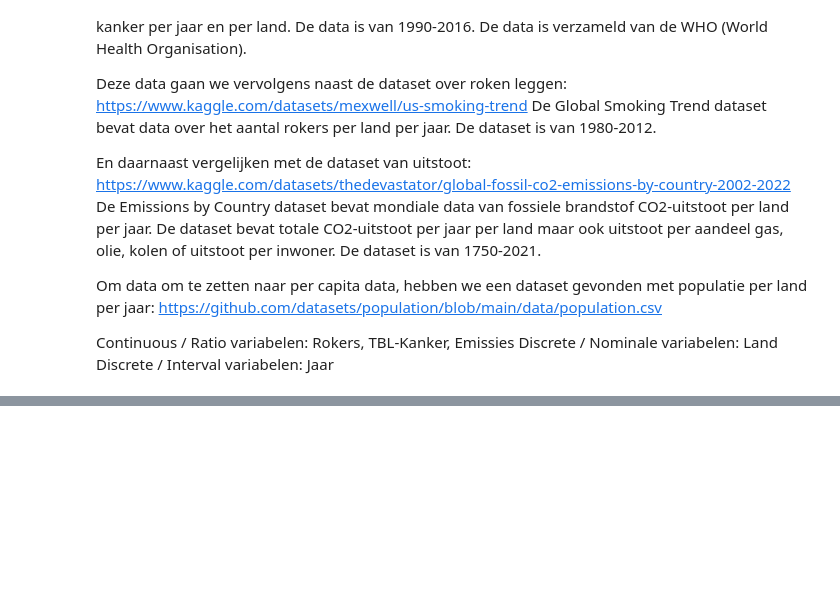
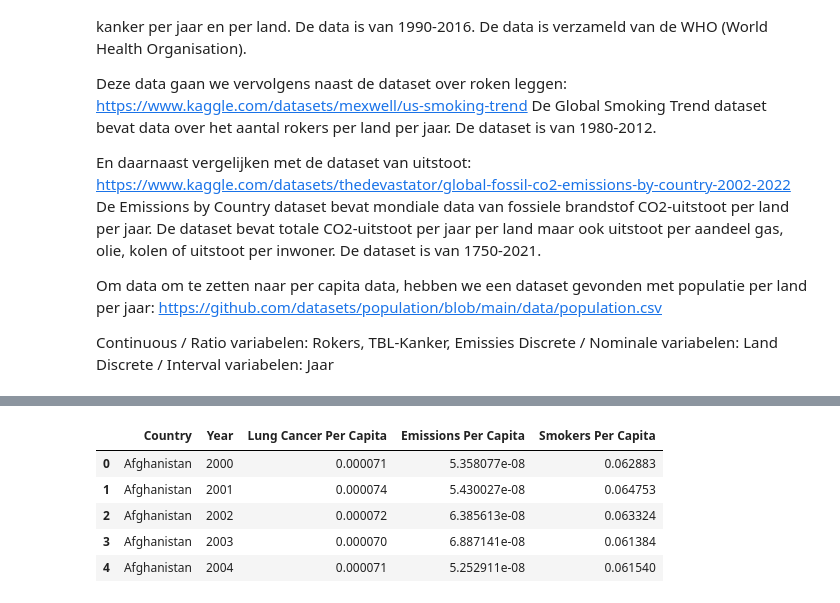
Before and after one commit to PJWVDH/infovis-g6-repo, a Jupyter notebook: _build/jupyter_execute/docs/cleaning_data.ipynb, the cells around one changed output, grey strips where cells are left out. Drawn from its saved outputs; the diff is of its cells as text; code cells hidden in the pictures; blank space fills up the shorter version.

```diff
--- a/_build/jupyter_execute/docs/cleaning_data.ipynb
+++ b/_build/jupyter_execute/docs/cleaning_data.ipynb
@@ -75,51 +87,75 @@ year_total_emissions.to_csv(output_file_emissions, index=False)
 # %%
-# df's voor Chloroplets
+# Data cleaning voor wereldkaartplots en USA/India vergelijkingsplot
 
-# Load the datasets
 # Load the datasets
 df_lung = cancer_df
 df_emissions = emissions_df
 df_population = population_df
+df_smoking = smoking_df
 
 # Strip any leading/trailing whitespace from column names
 df_lung.columns = df_lung.columns.str.strip()
 df_emissions.columns = df_emissions.columns.str.strip()
 df_population.columns = df_population.columns.str.strip()
-
-# # Ensure correct data types for population columns
-# df_population['PopTotal'] = df_population['PopTotal'].str.replace(',', '').astype(float)
-
+df_smoking.columns = df_smoking.columns.str.strip()
 
 # Standardize country names using a mapping dictionary
 country_name_mapping = {
     'Russian Federation': 'Russia',
     'United States of America': 'USA',
     'United States': 'USA'
     # Add other mappings if necessary
 }
 
-# Apply the mapping to the population dataset
+# Apply the mapping to the emissions dataset
+df_emissions['Country'] = df_emissions['Country'].replace(country_name_mapping)
+
+# Apply the mapping to the lung cancer dataset
+df_lung['Country'] = df_lung['Country'].replace(country_name_mapping)
+
+df_smoking['Country'] = df_smoking['Country'].replace(country_name_mapping)
+
 df_population['Location'] = df_population['Location'].replace(country_name_mapping)
 
-# Merge the lung cancer data with population data using country names and years
-df_lung_merged = pd.merge(df_lung, df_population, left_on=['Country', 'Year'], right_on=['Location', 'Time'])
-df_lung_merged = df_lung_merged[(df_lung_merged['Year'] >= 2000) & (df_lung_merged['Year'] <= 2012)]
+# Filter data to include only years 2001-2012
+df_lung_filtered = df_lung[(df_lung['Year'] >= 2000) & (df_lung['Year'] <= 2012)]
+df_emissions_filtered = df_emissions[(df_emissions['Year'] >= 2000) & (df_emissions['Year'] <= 2012)]
+df_smoking_filtered = df_smoking[(df_smoking['Year'] >= 2000) & (df_smoking['Year'] <= 2012)]
+
+# Merge the lung cancer data with population data
+df_lung_merged = pd.merge(df_lung_filtered, df_population, left_on=['Country', 'Year'], right_on=['Location', 'Time'])
 df_lung_merged['Lung Cancer Per Capita'] = df_lung_merged['Tracheal, bronchus, and lung cancer'] / df_lung_merged['PopTotal']
 
-# Merge the emissions data with population data using country names and years
-df_emissions_merged = pd.merge(df_emissions, df_population, left_on=['Country', 'Year'], right_on=['Location', 'Time'])
-df_emissions_merged = df_emissions_merged[(df_emissions_merged['Year'] >= 2000) & (df_emissions_merged['Year'] <= 2012)]
+# Merge the emissions data with population data
+df_emissions_merged = pd.merge(df_emissions_filtered, df_population, left_on=['Country', 'Year'], right_on=['Location', 'Time'])
 df_emissions_merged['Emissions Per Capita'] = df_emissions_merged['Total'] / df_emissions_merged['PopTotal']
 
-# Aggregate data by country and code
-df_lung_per_capita = df_lung_merged.groupby(['Country', 'Code'])['Lung Cancer Per Capita'].mean().reset_index()
-df_emissions_per_capita = df_emissions_merged.groupby(['Country', 'ISO 3166-1 alpha-3'])['Emissions Per Capita'].mean().reset_index()
+# Merge the smoking data with population data
+df_smoking_merged = pd.merge(df_smoking_filtered, df_population, left_on=['Country', 'Year'], right_on=['Location', 'Time'])
+df_smoking_merged['Smokers Per Capita'] = df_smoking_merged['Data.Smokers.Total'] / df_smoking_merged['PopTotal']
+
+# Aggregate data by country, year, and code
+df_lung_per_capita = df_lung_merged.groupby(['Country', 'Year'])['Lung Cancer Per Capita'].mean().reset_index()
+df_emissions_per_capita = df_emissions_merged.groupby(['Country', 'Year'])['Emissions Per Capita'].mean().reset_index()
+df_smoking_per_capita = df_smoking_merged.groupby(['Country', 'Year'])['Smokers Per Capita'].mean().reset_index()
 
 # Rename the columns for better readability
-df_lung_per_capita.columns = ['Country', 'Code', 'Lung Cancer Per Capita']
-df_emissions_per_capita.columns = ['Country', 'Code', 'Emissions Per Capita']
+df_lung_per_capita.columns = ['Country', 'Year', 'Lung Cancer Per Capita']
+df_emissions_per_capita.columns = ['Country', 'Year', 'Emissions Per Capita']
+df_smoking_per_capita.columns = ['Country', 'Year', 'Smokers Per Capita']
 
-output_file_lung = 'csv/df/lung_per_capita.csv'
-output_file_emission = 'csv/df/emissions_per_capita.csv'
-df_lung_per_capita.to_csv(output_file_lung, index=False)
-df_emissions_per_capita.to_csv(output_file_emission, index=False)
+# Merge the two datasets on country code and year
+df_combined = pd.merge(df_lung_per_capita, df_emissions_per_capita, on=['Country', 'Year'])
+df_combined = pd.merge(df_combined, df_smoking_per_capita, on=['Country', 'Year'])
+
+output_file_combined = 'csv/df/combined.csv'
+df_combined.to_csv(output_file_combined, index=False)
+
+df_combined.head()
+# %% [output]
+|  | Country | Year | Lung Cancer Per Capita | Emissions Per Capita | Smokers Per Capita |
+| 0 | Afghanistan | 2000 | 0.000071 | 5.358077e-08 | 0.062883 |
+| 1 | Afghanistan | 2001 | 0.000074 | 5.430027e-08 | 0.064753 |
+| 2 | Afghanistan | 2002 | 0.000072 | 6.385613e-08 | 0.063324 |
+| 3 | Afghanistan | 2003 | 0.000070 | 6.887141e-08 | 0.061384 |
+| 4 | Afghanistan | 2004 | 0.000071 | 5.252911e-08 | 0.061540 |
```
Also changed, not shown: parts of 12 cells of this notebook, 24 other files.
